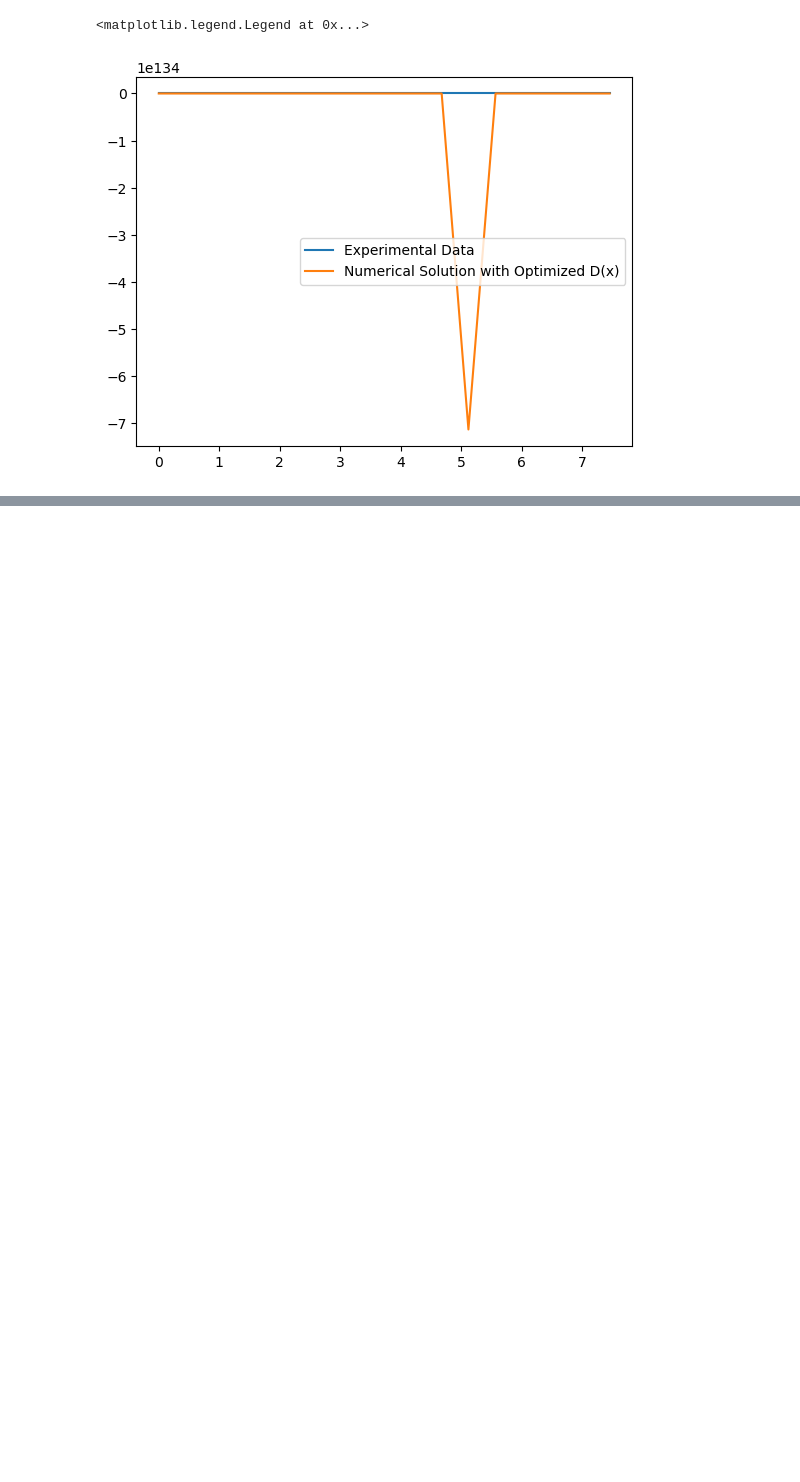
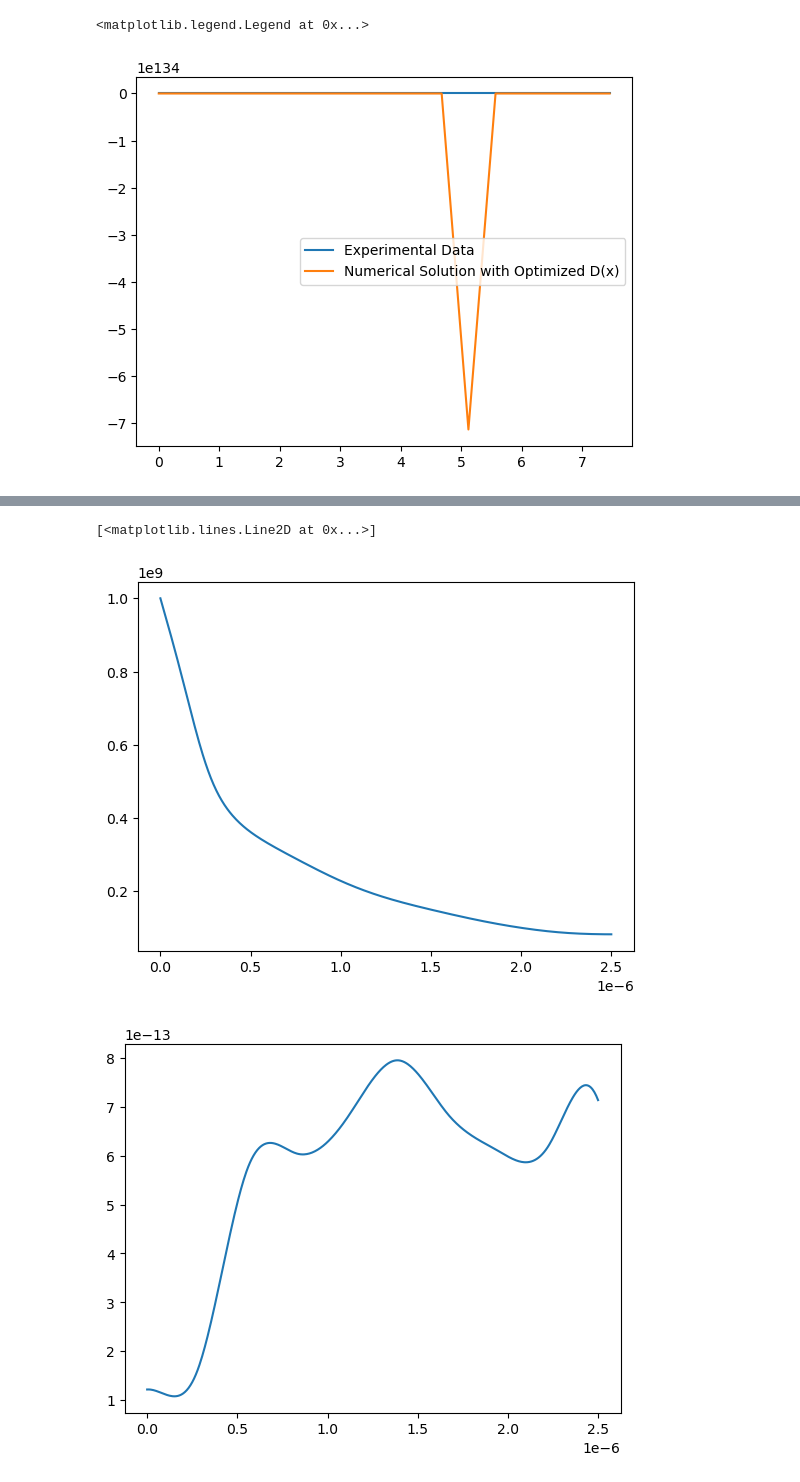
Before and after one commit to william-dove/Diffusion-Modeling, a Jupyter notebook: DopantUptake.ipynb, the cells around one changed output, grey strips where cells are left out. Saved outputs shown, nothing was run; the diff lists cells and outputs as text; code cells hidden in the pictures; blank space fills up the shorter version.

```diff
--- a/DopantUptake.ipynb
+++ b/DopantUptake.ipynb
@@ -1327,3 +1340,19 @@ plt.legend()
 # %% [output]
 <matplotlib.legend.Legend at 0x...>
 [figure]
+# %%
+# exact test
+
+weights = np.array([0.17868845, 0.01583082, 0.71467524, 0.56208104, 0.66165666, 0.86287856, 0.65813332, 0.61599403, 0.53966636, 0.93575107])
+L = 250e-8
+C0 = 1e9 #ng/mL
+
+tf = 2
+
+D = make_spline(weights, L=L)
+
+k=0
+
+C_profile = num_grid(C0, D, k, L, tf)
+
+C_profile[-1,:]
@@ -1329,0 +1377,12 @@ plt.legend()
+# %%
+x = np.linspace(0, L, 501)
+
+plt.plot(x, C_profile[-1,:])
+
+plt.figure(2)
+
+plt.plot(x, D(x))
+# %% [output]
+[<matplotlib.lines.Line2D at 0x...>]
+[figure, added]
+[figure, added]
```
Also changed, not shown: parts of 9 cells of this notebook, 5 other files.
